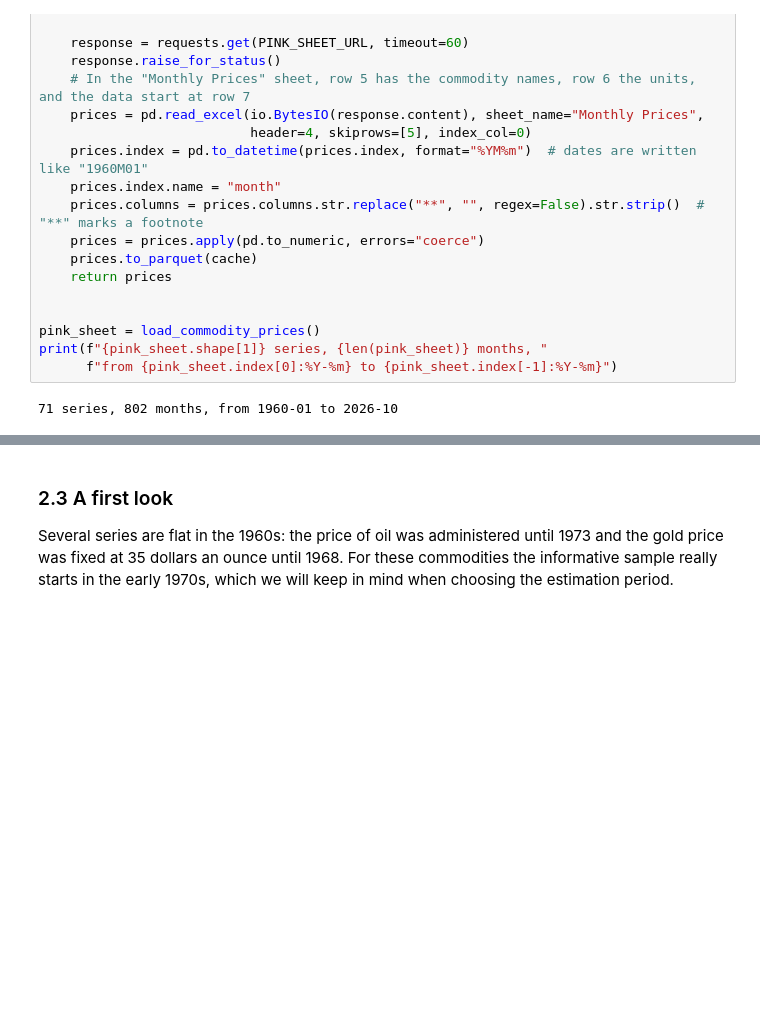
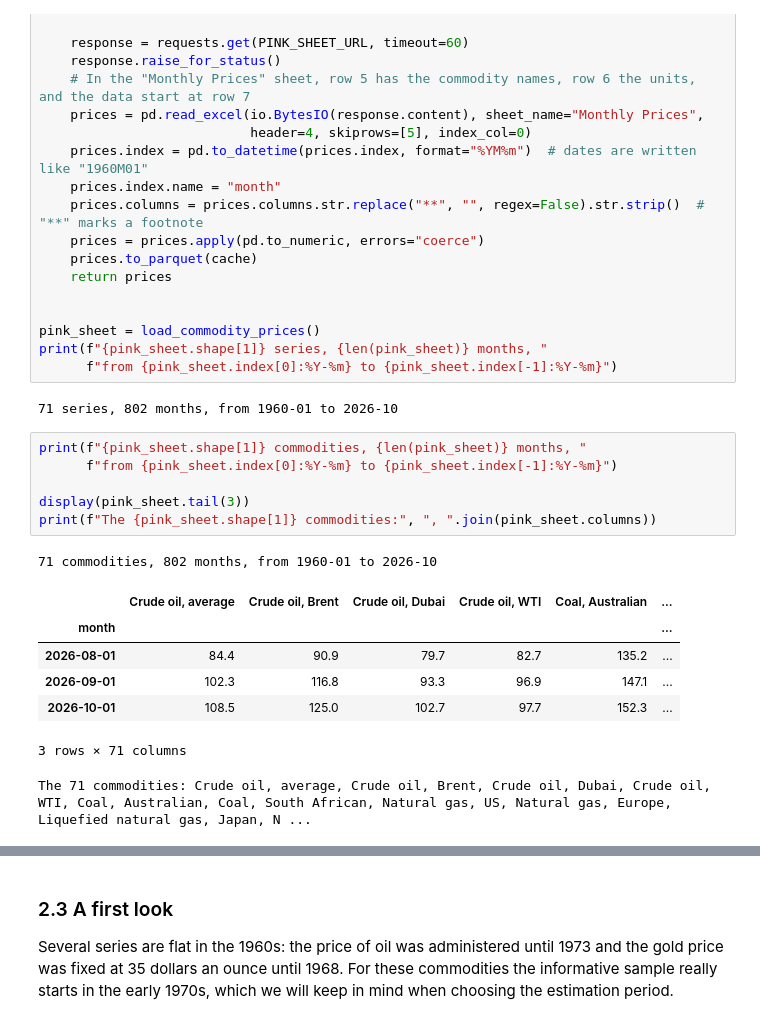
Before and after one commit to SelimLali/Machine_Learning_Trading, a Jupyter notebook: commodities_lead_industries.ipynb, the cells around one changed output, grey strips where cells are left out. Drawn from its saved outputs; the diff is of its cells as text; blank space fills up the shorter version.

```diff
--- a/commodities_lead_industries.ipynb
+++ b/commodities_lead_industries.ipynb
@@ -147,4 +149,19 @@ print(f"{pink_sheet.shape[1]} series, {len(pink_sheet)} months, "
       f"from {pink_sheet.index[0]:%Y-%m} to {pink_sheet.index[-1]:%Y-%m}")
 # %% [output]
 71 series, 802 months, from 1960-01 to 2026-10
+# %%
+print(f"{pink_sheet.shape[1]} commodities, {len(pink_sheet)} months, "
+      f"from {pink_sheet.index[0]:%Y-%m} to {pink_sheet.index[-1]:%Y-%m}")
+
+display(pink_sheet.tail(3))
+print(f"The {pink_sheet.shape[1]} commodities:", ", ".join(pink_sheet.columns))
+# %% [output]
+71 commodities, 802 months, from 1960-01 to 2026-10
+|  | Crude oil, average | Crude oil, Brent | Crude oil, Dubai | Crude oil, WTI | Coal, Australian | ... |
+| month |  |  |  |  |  | ... |
+| 2026-08-01 | 84.4 | 90.9 | 79.7 | 82.7 | 135.2 | ... |
+| 2026-09-01 | 102.3 | 116.8 | 93.3 | 96.9 | 147.1 | ... |
+| 2026-10-01 | 108.5 | 125.0 | 102.7 | 97.7 | 152.3 | ... |
+3 rows × 71 columns
+The 71 commodities: Crude oil, average, Crude oil, Brent, Crude oil, Dubai, Crude oil, WTI, Coal, Australian, Coal, South African, Natural gas, US, Natural gas, Europe, Liquefied natural gas, Japan, N ...
 # %%
```
Also changed, not shown: parts of 8 cells of this notebook.
